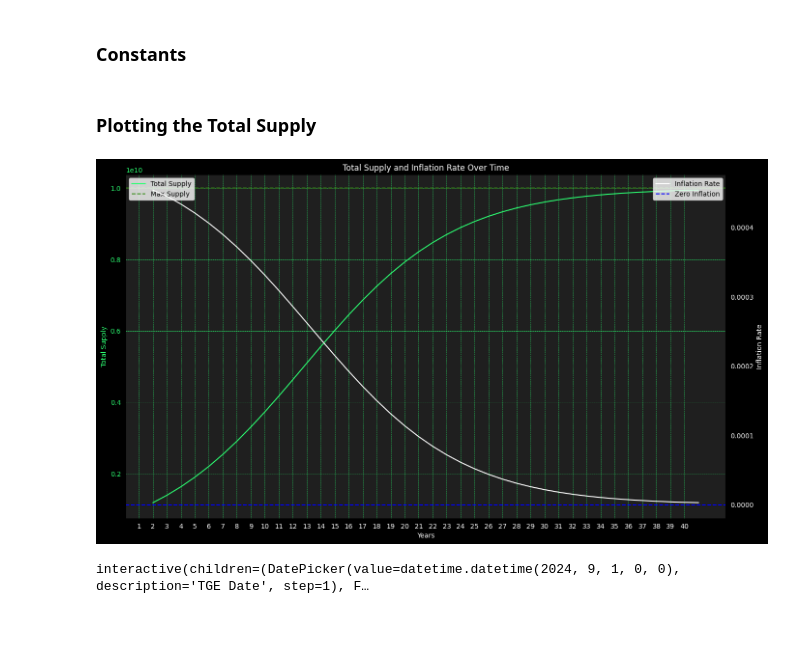
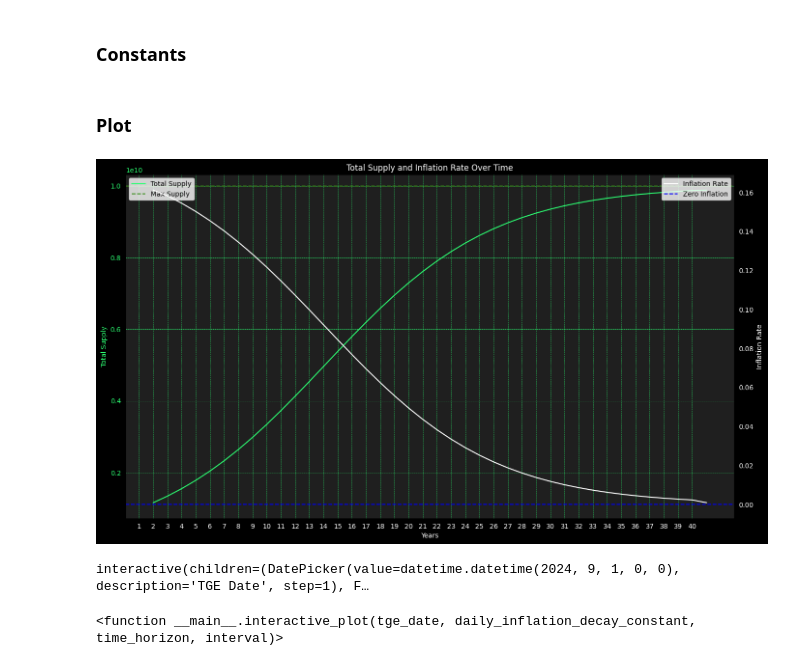
Before and after one commit to DeGym/documentation, a Jupyter notebook: analysis/supply/inflation_dgym_v6.ipynb, the cells around one changed output. Saved outputs shown, nothing was run; the diff lists cells and outputs as text; code cells hidden in the pictures; blank space fills up the shorter version.

Commit message:
Adjusted interactive plot params

```diff
--- a/analysis/supply/inflation_dgym_v6.ipynb
+++ b/analysis/supply/inflation_dgym_v6.ipynb
@@ -32,13 +32,9 @@ ACCENT_COLOR = '#1f1f1f'
 
 initial_supply = 1e9
 max_supply = 1e10
-annual_decay_constant = 0.17
+daily_inflation_decay_constant = 0.00046  # Approx 17% annual decay
 tge_date = datetime.datetime(2024, 9, 1)
 # %%
-# Function to convert annual decay constant to daily decay constant
-def convert_annual_decay(annual_decay):
-    return 1 - np.exp(np.log(1 - annual_decay) / 365)
-
 # Dynamically adjusted inflation function
 def dynamic_inflation(current_supply, max_supply, daily_decay_constant):
     remaining_supply_ratio = (max_supply - current_supply) / max_supply
@@ -58,8 +54,7 @@ def calculate_supply_dynamic_daily(initial_supply, max_supply, daily_decay_const
     return np.array(supply), inflation_rates
 
 # Function to create the DataFrame with daily calculations
-def create_emission_schedule_df(initial_supply, max_supply, annual_decay_constant, time_horizon, tge_date, interval):
-    daily_decay_constant = convert_annual_decay(annual_decay_constant)
+def create_emission_schedule_df(initial_supply, max_supply, daily_decay_constant, time_horizon, tge_date):
     total_days = int(time_horizon * 30)  # assuming 30 days per month for simplicity
     supply_dynamic, inflation_rates = calculate_supply_dynamic_daily(initial_supply, max_supply, daily_decay_constant, total_days)
 
@@ -96,8 +91,8 @@ def aggregate_data(df, interval):
         return agg_df
     else:  # daily
         return df
-# %% [markdown]
-### Plotting the Total Supply
+# %% [markdown]
+### Plot
 # %%
 # Plotting the Total Supply and Inflation Rate
 def plot_supply_and_inflation(df, interval):
@@ -145,24 +140,26 @@ def plot_supply_and_inflation(df, interval):
     ax1.grid(True, which='both', linestyle='--', linewidth=0.5, color=PRIMARY_COLOR)
     plt.show()
 # %%
-# Run the plot with default values
 time_horizon, interval = 480, "annually"
-df = create_emission_schedule_df(initial_supply, max_supply, annual_decay_constant, time_horizon, tge_date, 'daily')
+df = create_emission_schedule_df(initial_supply, max_supply, daily_inflation_decay_constant, time_horizon, tge_date)
 agg_df = aggregate_data(df, interval)
 plot_supply_and_inflation(agg_df, interval)
 # %% [output]
-[figure, old version]
+[figure, new version]
 # %%
-def interactive_plot(tge_date, annual_decay_constant, time_horizon, interval):
-    df = create_emission_schedule_df(initial_supply, max_supply, annual_decay_constant, time_horizon, tge_date, 'daily')
+# Interactive plot function
+def interactive_plot(tge_date, daily_inflation_decay_constant, time_horizon, interval):
+    df = create_emission_schedule_df(initial_supply, max_supply, daily_inflation_decay_constant, time_horizon, tge_date)
     agg_df = aggregate_data(df, interval)
     plot_supply_and_inflation(agg_df, interval)
 
+# Interactive widgets
 interact(interactive_plot,
-         tge_date=DatePicker(value=tge_date, description='TGE Date'),
-         annual_decay_constant=FloatSlider(value=annual_decay_constant, min=0.01, max=1.0, step=0.01, description='Annual Decay Constant'),
-         time_horizon=FloatSlider(value=180, min=1, max=480, step=1, description='Time Horizon (months)'),
-         interval=Dropdown(options=['daily', 'monthly', 'annually'], value='monthly', description='Interval')
-        );
+         tge_date = DatePicker(value=tge_date, description='TGE Date'),
+         daily_inflation_decay_constant = FloatSlider(value=daily_inflation_decay_constant, min=0.0004, max=0.01, step=0.00001, description='Daily Decay Constant'),
+         time_horizon = FloatSlider(value=180, min=1, max=480, step=1, description='Time Horizon (months)'),
+         interval = Dropdown(options=['daily', 'monthly', 'annually'], value='monthly', description='Interval')
+        )
 # %% [output]
 interactive(children=(DatePicker(value=datetime.datetime(2024, 9, 1, 0, 0), description='TGE Date', step=1), F…
+<function __main__.interactive_plot(tge_date, daily_inflation_decay_constant, time_horizon, interval)>
```
Also changed, not shown: parts of 1 cell of this notebook.
